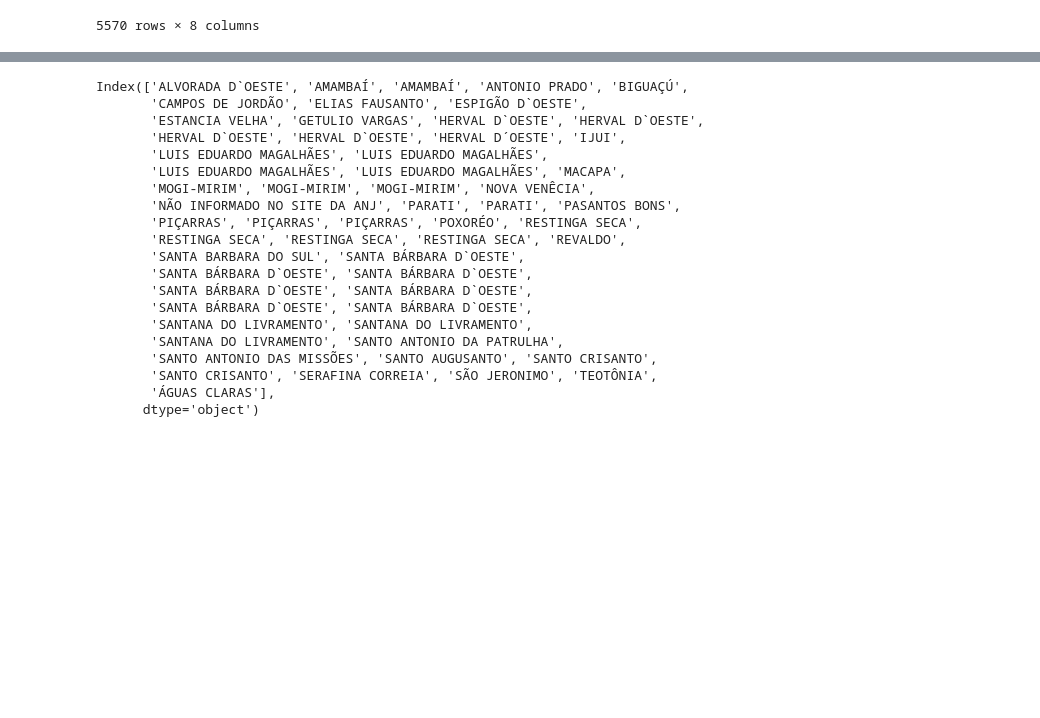
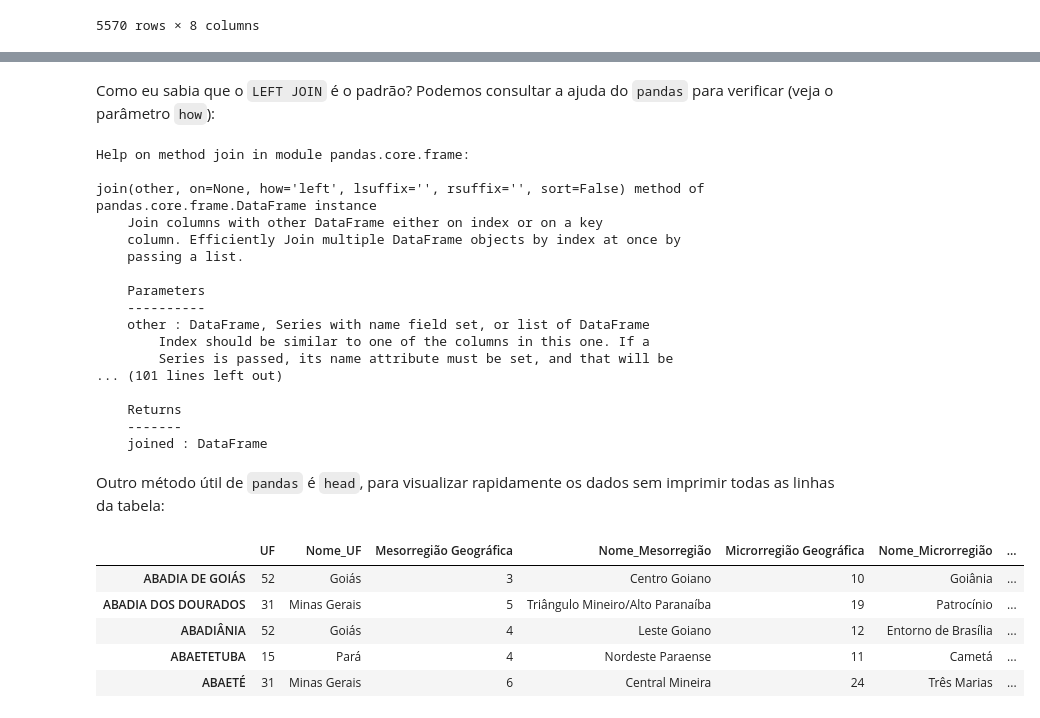
Before and after one commit to luizirber/2017-01-08-desertos, a Jupyter notebook: Usando Pandas para encontrar os desertos de notícias no Brasil.ipynb, the cells around one changed output, grey strips where cells are left out. Cells and saved outputs as stored; diff of their text form; code cells hidden in the pictures; blank space fills up the shorter version.

```diff
--- a/Usando Pandas para encontrar os desertos de notícias no Brasil.ipynb
+++ b/Usando Pandas para encontrar os desertos de notícias no Brasil.ipynb
@@ -66,27 +114,36 @@ cnx.close()
+# %%
+joined = municipios_ibge.join(atlas)
+# %% [markdown]
+Como eu sabia que o `LEFT JOIN` é o padrão? Podemos consultar a ajuda do `pandas` para verificar (veja o parâmetro `how`):
 # %%
-joined = atlas.join(municipios_ibge)
+help(atlas.join)
+# %% [output]
+Help on method join in module pandas.core.frame:
+
+join(other, on=None, how='left', lsuffix='', rsuffix='', sort=False) method of pandas.core.frame.DataFrame instance
+    Join columns with other DataFrame either on index or on a key
+    column. Efficiently Join multiple DataFrame objects by index at once by
+    passing a list.
+
+    Parameters
+    ----------
+    other : DataFrame, Series with name field set, or list of DataFrame
+        Index should be similar to one of the columns in this one. If a
+        Series is passed, its name attribute must be set, and that will be
+... (101 lines left out)
+
+    Returns
+    -------
+    joined : DataFrame
-# %%
-# https://stackoverflow.com/a/14033137/2631881
-missing = joined.iloc[pd.isnull(joined).any(1).nonzero()].index
-missing
-# %% [output]
-Index(['ALVORADA D`OESTE', 'AMAMBAÍ', 'AMAMBAÍ', 'ANTONIO PRADO', 'BIGUAÇÚ',
-       'CAMPOS DE JORDÃO', 'ELIAS FAUSANTO', 'ESPIGÃO D`OESTE',
-       'ESTANCIA VELHA', 'GETULIO VARGAS', 'HERVAL D`OESTE', 'HERVAL D`OESTE',
-       'HERVAL D`OESTE', 'HERVAL D`OESTE', 'HERVAL D´OESTE', 'IJUI',
-       'LUIS EDUARDO MAGALHÃES', 'LUIS EDUARDO MAGALHÃES',
-       'LUIS EDUARDO MAGALHÃES', 'LUIS EDUARDO MAGALHÃES', 'MACAPA',
-       'MOGI-MIRIM', 'MOGI-MIRIM', 'MOGI-MIRIM', 'NOVA VENÊCIA',
-       'NÃO INFORMADO NO SITE DA ANJ', 'PARATI', 'PARATI', 'PASANTOS BONS',
-       'PIÇARRAS', 'PIÇARRAS', 'PIÇARRAS', 'POXORÉO', 'RESTINGA SECA',
-       'RESTINGA SECA', 'RESTINGA SECA', 'RESTINGA SECA', 'REVALDO',
-       'SANTA BARBARA DO SUL', 'SANTA BÁRBARA D`OESTE',
-       'SANTA BÁRBARA D`OESTE', 'SANTA BÁRBARA D`OESTE',
-       'SANTA BÁRBARA D`OESTE', 'SANTA BÁRBARA D`OESTE',
-       'SANTA BÁRBARA D`OESTE', 'SANTA BÁRBARA D`OESTE',
-       'SANTANA DO LIVRAMENTO', 'SANTANA DO LIVRAMENTO',
-       'SANTANA DO LIVRAMENTO', 'SANTO ANTONIO DA PATRULHA',
-       'SANTO ANTONIO DAS MISSÕES', 'SANTO AUGUSANTO', 'SANTO CRISANTO',
-       'SANTO CRISANTO', 'SERAFINA CORREIA', 'SÃO JERONIMO', 'TEOTÔNIA',
-       'ÁGUAS CLARAS'],
-      dtype='object')
+# %% [markdown]
+Outro método útil de `pandas` é `head`,
+para visualizar rapidamente os dados sem imprimir todas as linhas da tabela:
+# %%
+joined.head(5)
+# %% [output]
+|  | UF | Nome_UF | Mesorregião Geográfica | Nome_Mesorregião | Microrregião Geográfica | Nome_Microrregião | ... |
+| ABADIA DE GOIÁS | 52 | Goiás | 3 | Centro Goiano | 10 | Goiânia | ... |
+| ABADIA DOS DOURADOS | 31 | Minas Gerais | 5 | Triângulo Mineiro/Alto Paranaíba | 19 | Patrocínio | ... |
+| ABADIÂNIA | 52 | Goiás | 4 | Leste Goiano | 12 | Entorno de Brasília | ... |
+| ABAETETUBA | 15 | Pará | 4 | Nordeste Paraense | 11 | Cametá | ... |
+| ABAETÉ | 31 | Minas Gerais | 6 | Central Mineira | 24 | Três Marias | ... |
```
Also changed, not shown: parts of 42 cells of this notebook, 1 other file.
